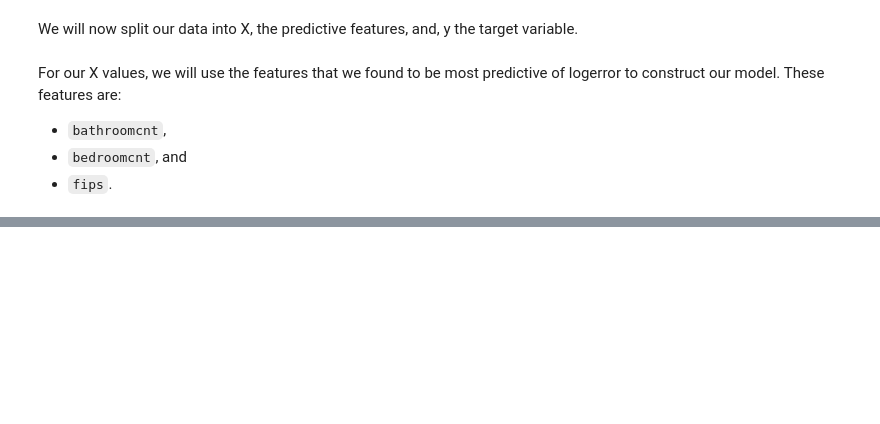
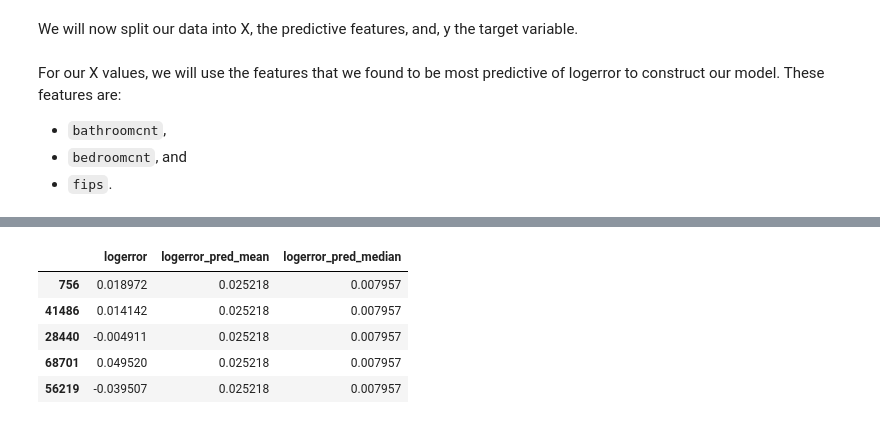
Before and after one commit to malachi-hale/clustering-project, a Jupyter notebook: Final_Project.ipynb, the cells around one changed output, grey strips where cells are left out. Cells and saved outputs as stored; diff of their text form; code cells hidden in the pictures; blank space fills up the shorter version.

```diff
--- a/Final_Project.ipynb
+++ b/Final_Project.ipynb
@@ -1382,0 +1453,9 @@ X_train_model_cluster_0 = train_
+# %%
+y_train_cluster_2.head()
+# %% [output]
+|  | logerror | logerror_pred_mean | logerror_pred_median |
+| 756 | 0.018972 | 0.025218 | 0.007957 |
+| 41486 | 0.014142 | 0.025218 | 0.007957 |
+| 28440 | -0.004911 | 0.025218 | 0.007957 |
+| 68701 | 0.049520 | 0.025218 | 0.007957 |
+| 56219 | -0.039507 | 0.025218 | 0.007957 |
```
Also changed, not shown: parts of 47 cells of this notebook, 1 other file.
